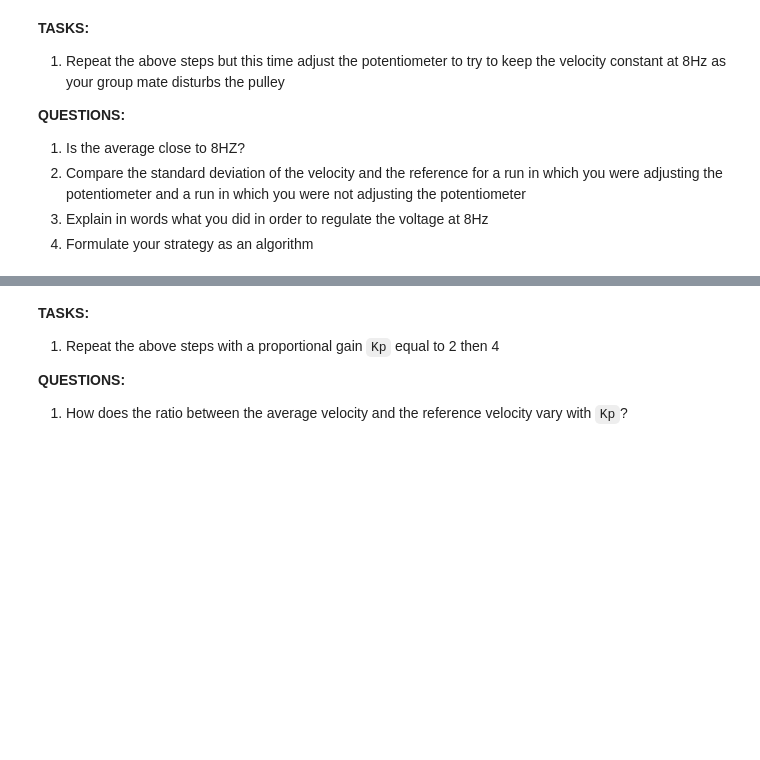
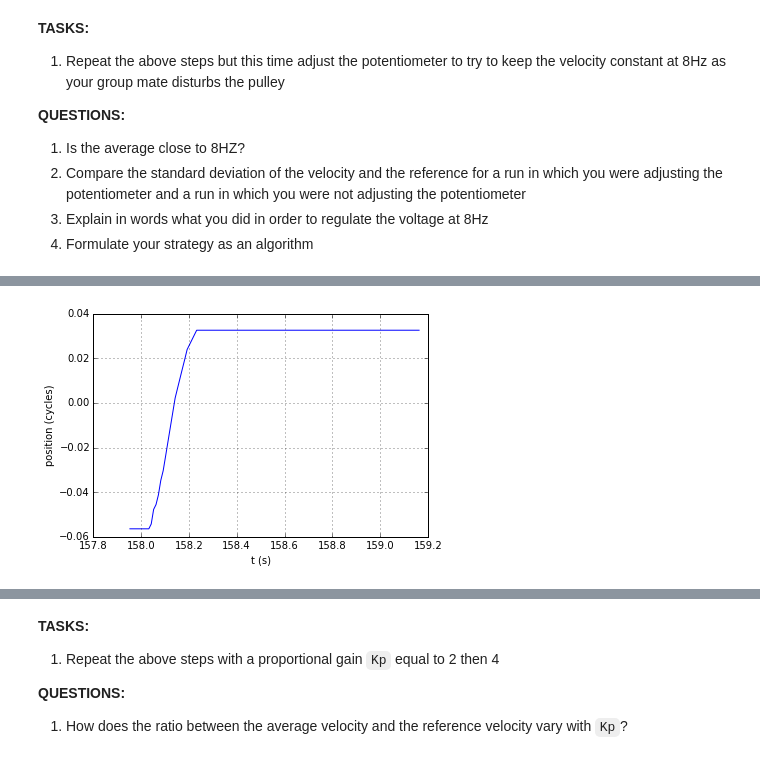
Before and after one commit to mcdeoliveira/pyctrl, a Jupyter notebook: python/notebook/2 First Steps with Control.ipynb, the cells around one changed output, grey strips where cells are left out. Drawn from its saved outputs; the diff is of its cells as text; code cells hidden in the pictures; blank space fills up the shorter version.

```diff
--- a/python/notebook/2 First Steps with Control.ipynb
+++ b/python/notebook/2 First Steps with Control.ipynb
@@ -227,9 +228,3 @@ to allow for different maximum speeds.
 
 **QUESTIONS:**
 1. Did the closed-loop controller achieve the reference velocity? Explain
-# %%
-Kp = 1
-K = Kp / a
-vmax = 12
-controller.set_controller1(VelocityController(Proportional(K, vmax)))
-print('K = {:5.3f}, vmax = {:5.3f}'.format(K,vmax))
@@ -238,8 +230,0 @@ K = 8.253, vmax = 12.000
-# %%
-vreference = 8
-controller.reset_logger()
-controller.set_encoder1(0)
-with controller:
-    controller.set_reference1(100*vreference/vmax)
-    time.sleep(3)
-log = controller.get_log()
@@ -247,0 +249,19 @@ log = controller.get_log()
+# %%
+with controller:
+    controller.set_signal('motor1', 50)
+    time.sleep(1)
+# %%
+controller.add_sink('logger', Logger(), ['clock', 'encoder1'])
+# %%
+log = controller.read_sink('logger')
+
+t = log[:,0]
+position = log[:,1]
+
+plt.plot(t, position)
+# the next lines will make the plot look nicer
+plt.xlabel('t (s)')
+plt.ylabel('position (cycles)')
+plt.grid()
+# %% [output]
+[figure, added]
```
Also changed, not shown: parts of 10 cells of this notebook, 8 other files.
